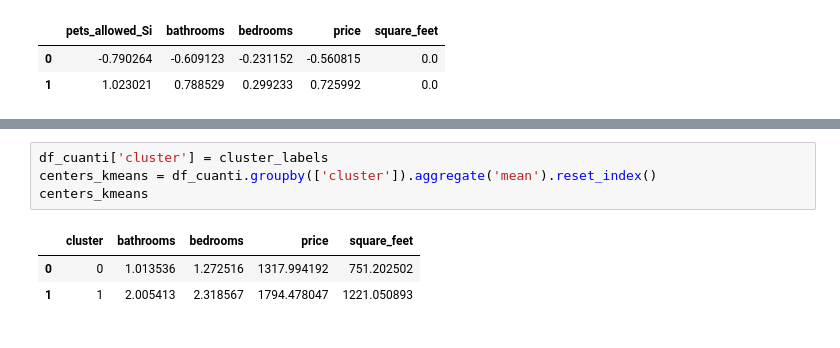
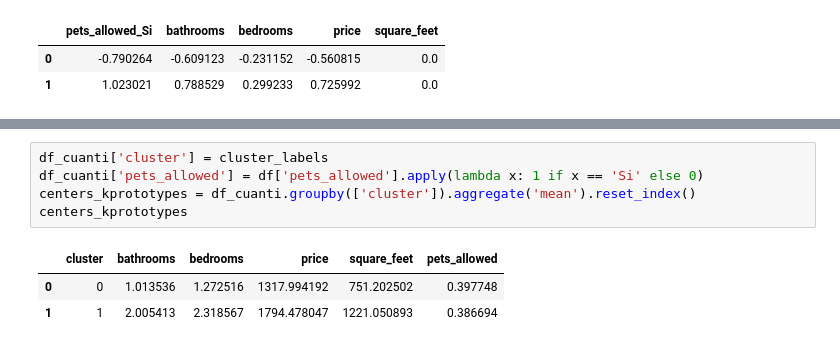
Before and after one commit to hdiazf/machine_learning_2, a Jupyter notebook: notebook/Tarea1_K-Prototypes.ipynb, the cells around one changed output, grey strips where cells are left out. Saved outputs shown, nothing was run; the diff lists cells and outputs as text.

```diff
--- a/notebook/Tarea1_K-Prototypes.ipynb
+++ b/notebook/Tarea1_K-Prototypes.ipynb
@@ -495,8 +504,9 @@ pd.DataFrame(kprototype_model.cluster_centroids_,columns = encoded_df.columns)
 # %%
 df_cuanti['cluster'] = cluster_labels
-centers_kmeans = df_cuanti.groupby(['cluster']).aggregate('mean').reset_index()
-centers_kmeans
+df_cuanti['pets_allowed'] = df['pets_allowed'].apply(lambda x: 1 if x == 'Si' else 0)
+centers_kprototypes = df_cuanti.groupby(['cluster']).aggregate('mean').reset_index()
+centers_kprototypes
 # %% [output]
-|  | cluster | bathrooms | bedrooms | price | square_feet |
-| 0 | 0 | 1.013536 | 1.272516 | 1317.994192 | 751.202502 |
-| 1 | 1 | 2.005413 | 2.318567 | 1794.478047 | 1221.050893 |
+|  | cluster | bathrooms | bedrooms | price | square_feet | pets_allowed |
+| 0 | 0 | 1.013536 | 1.272516 | 1317.994192 | 751.202502 | 0.397748 |
+| 1 | 1 | 2.005413 | 2.318567 | 1794.478047 | 1221.050893 | 0.386694 |
```
Also changed, not shown: parts of 3 cells of this notebook.
